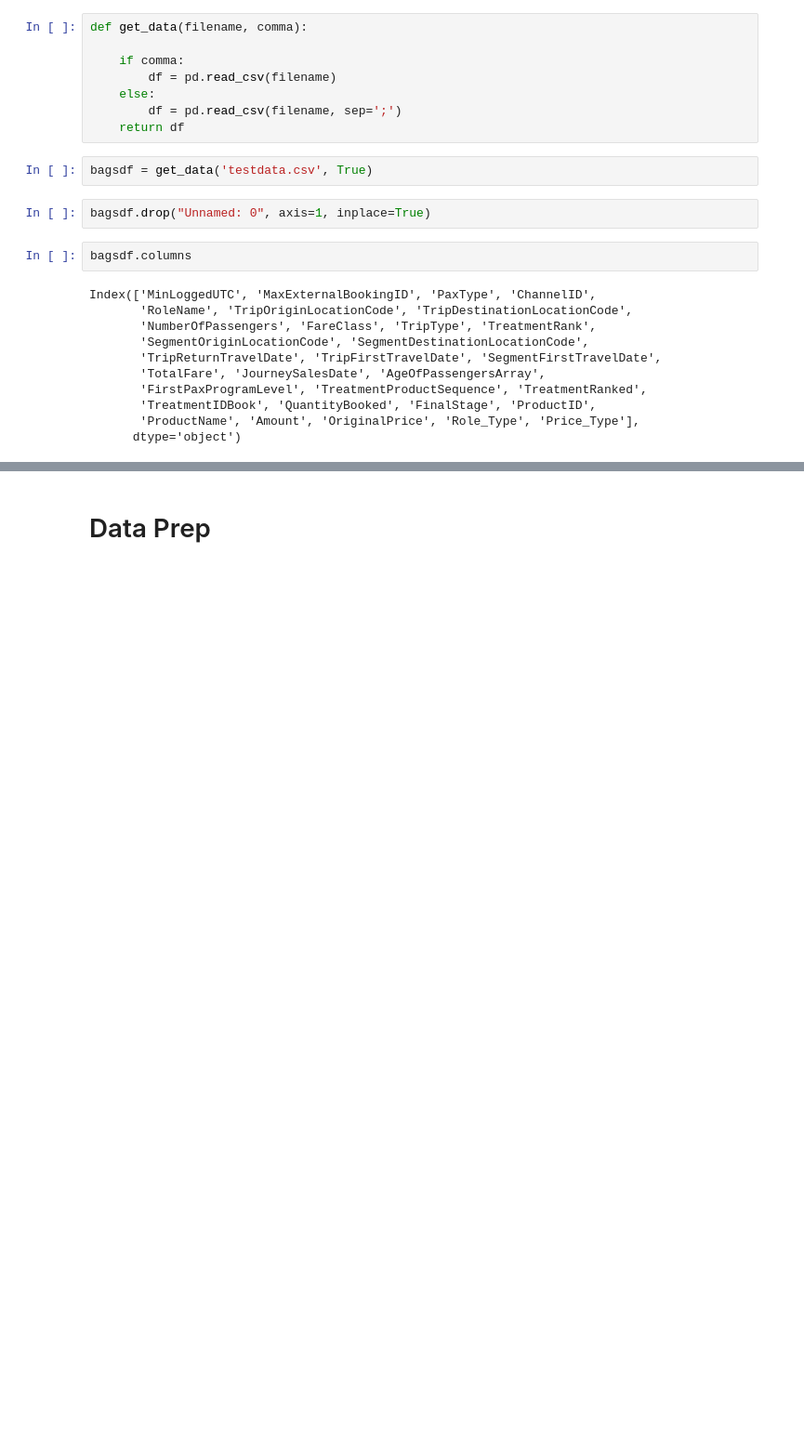
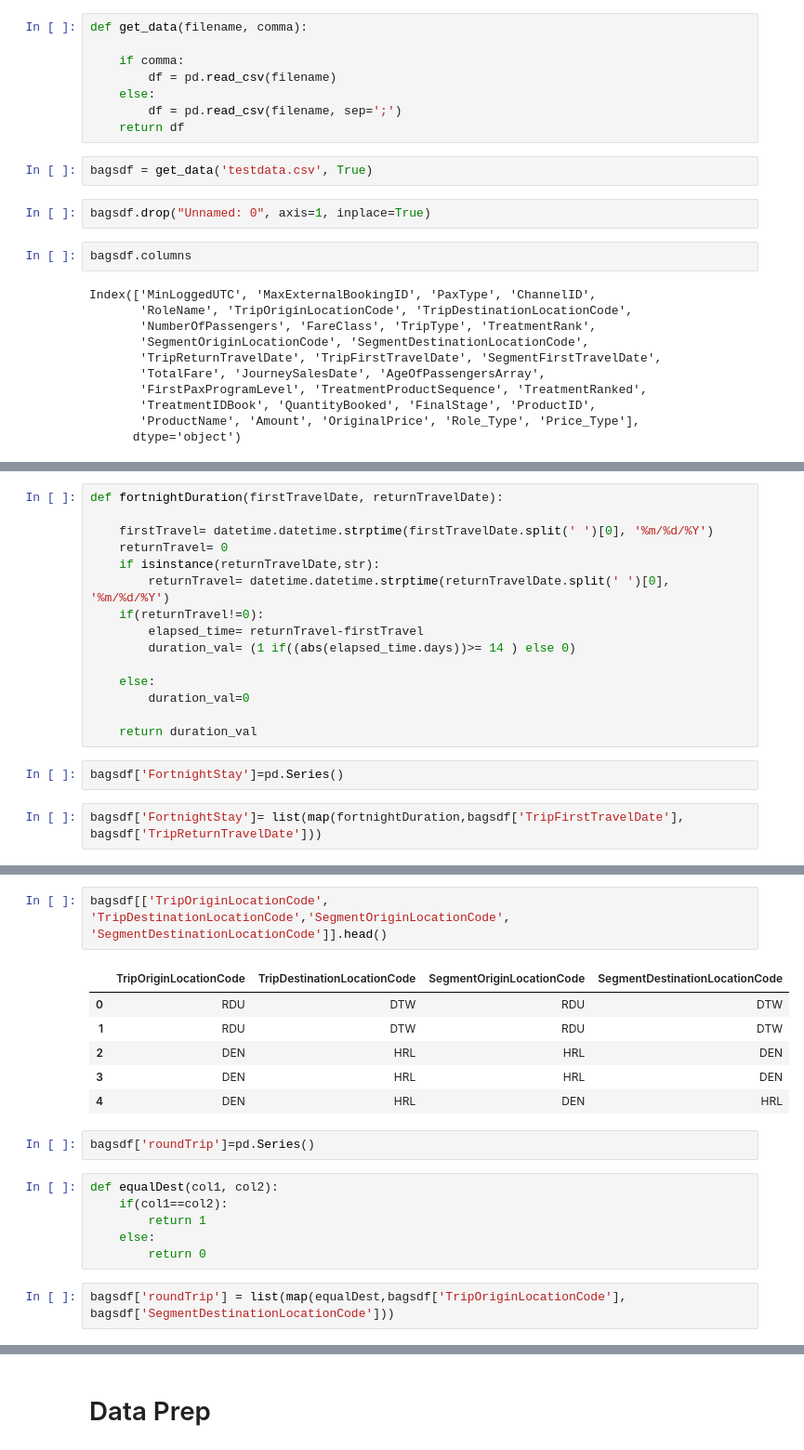
Before and after one commit to OyinJO/FYP---Machine-Learning-to-determine-Price-for-Airline-Auxiliary-Products, a Jupyter notebook: FYP_1.ipynb, the cells around one changed output, grey strips where cells are left out. Shown: that part at 93% size. Drawn from its saved outputs; the diff is of its cells as text; blank space fills up the shorter version.

```diff
--- a/FYP_1.ipynb
+++ b/FYP_1.ipynb
@@ -56,0 +62,19 @@ Index(['MinLoggedUTC', 'MaxExternalBookingID', 'PaxType', 'ChannelID',
+# %%
+def fortnightDuration(firstTravelDate, returnTravelDate):
+
+    firstTravel= datetime.datetime.strptime(firstTravelDate.split(' ')[0], '%m/%d/%Y')
+    returnTravel= 0
+    if isinstance(returnTravelDate,str):
+        returnTravel= datetime.datetime.strptime(returnTravelDate.split(' ')[0], '%m/%d/%Y')
+    if(returnTravel!=0):
+        elapsed_time= returnTravel-firstTravel
+        duration_val= (1 if((abs(elapsed_time.days))>= 14 ) else 0)
+
+    else:
+        duration_val=0
+
+    return duration_val
+# %%
+bagsdf['FortnightStay']=pd.Series()
+# %%
+bagsdf['FortnightStay']= list(map(fortnightDuration,bagsdf['TripFirstTravelDate'], bagsdf['TripReturnTravelDate']))
@@ -56,0 +91,19 @@ Index(['MinLoggedUTC', 'MaxExternalBookingID', 'PaxType', 'ChannelID',
+# %%
+bagsdf[['TripOriginLocationCode', 'TripDestinationLocationCode','SegmentOriginLocationCode', 'SegmentDestinationLocationCode']].head()
+# %% [output]
+|  | TripOriginLocationCode | TripDestinationLocationCode | SegmentOriginLocationCode | SegmentDestinationLocationCode |
+| 0 | RDU | DTW | RDU | DTW |
+| 1 | RDU | DTW | RDU | DTW |
+| 2 | DEN | HRL | HRL | DEN |
+| 3 | DEN | HRL | HRL | DEN |
+| 4 | DEN | HRL | DEN | HRL |
+# %%
+bagsdf['roundTrip']=pd.Series()
+# %%
+def equalDest(col1, col2):
+    if(col1==col2):
+        return 1
+    else:
+        return 0
+# %%
+bagsdf['roundTrip'] = list(map(equalDest,bagsdf['TripOriginLocationCode'], bagsdf['SegmentDestinationLocationCode']))
```
Also changed, not shown: parts of 63 cells of this notebook.
